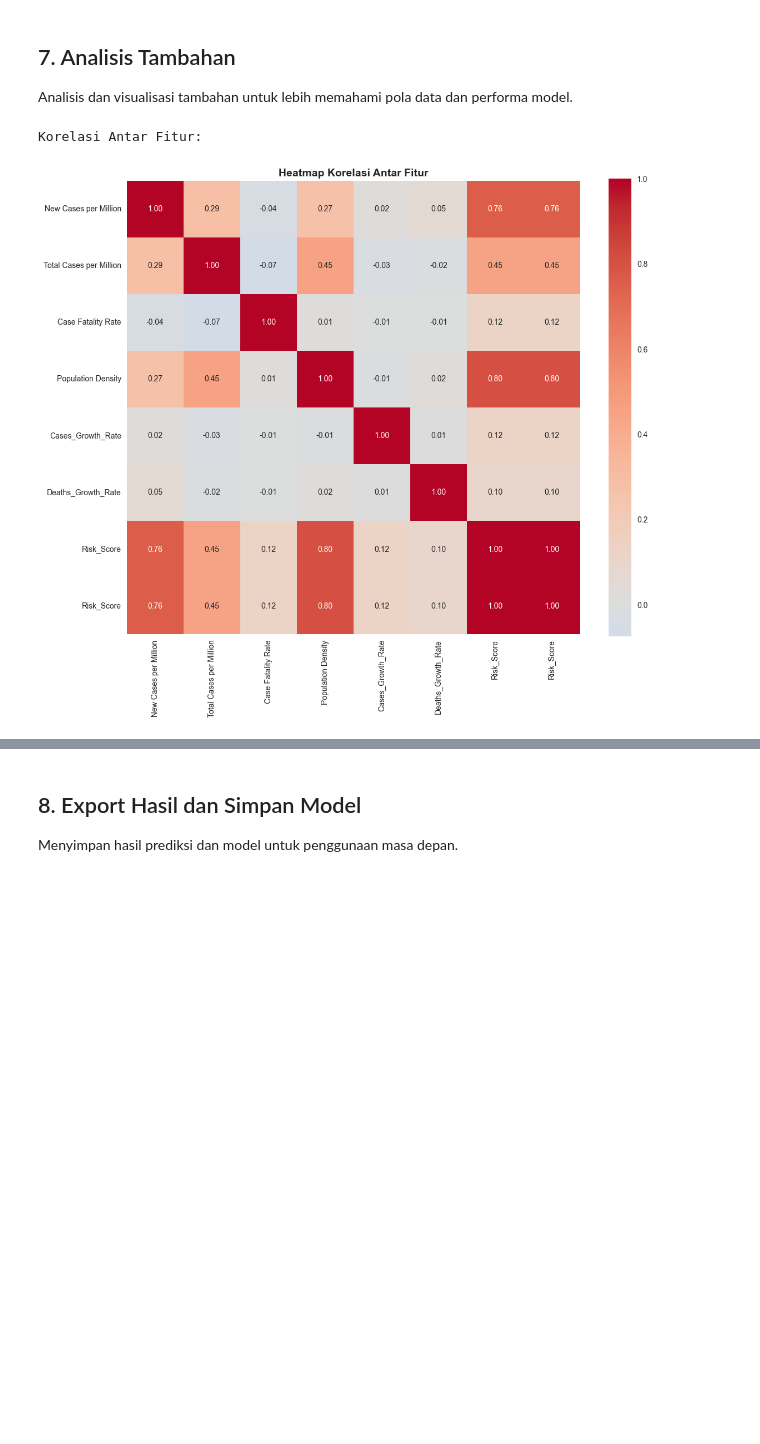
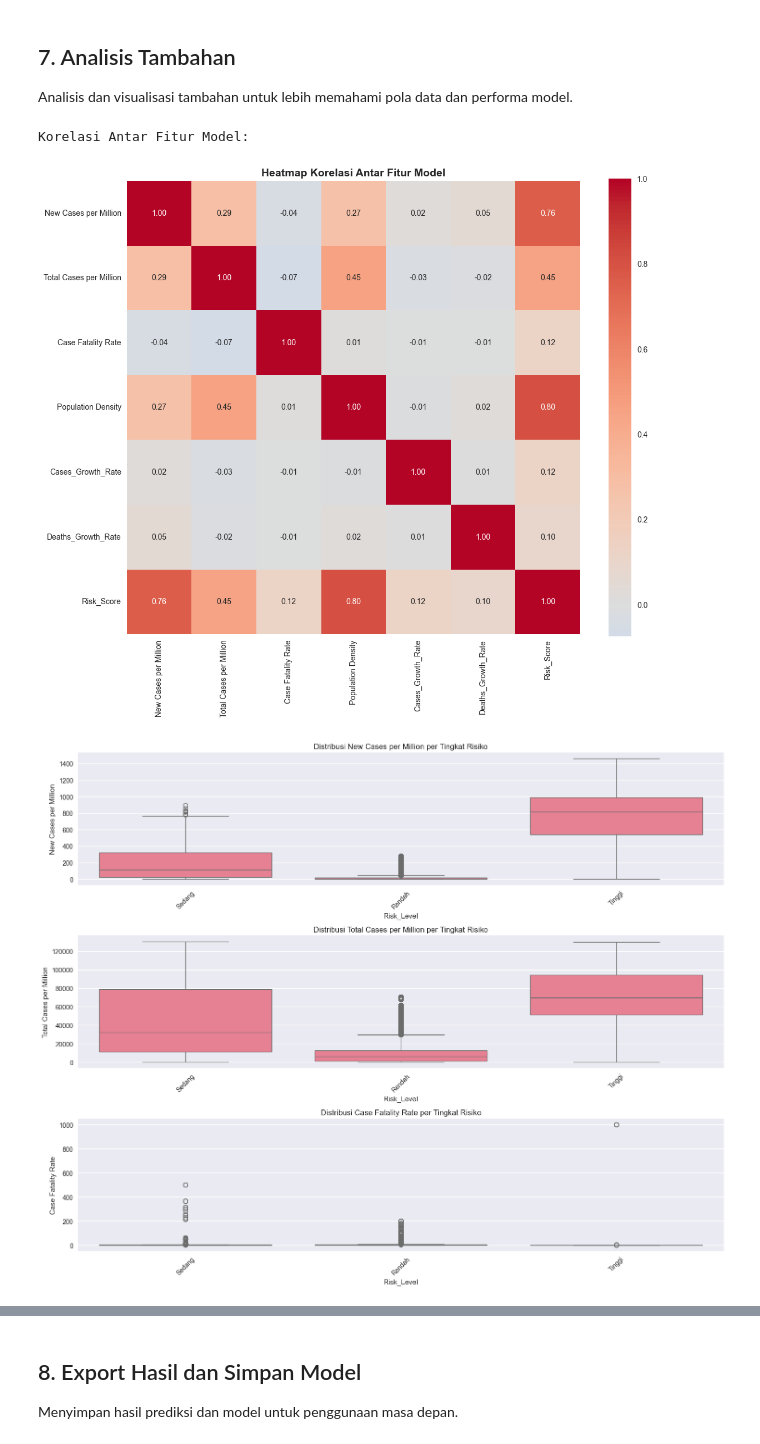
Before and after one commit to danibahri/straemlit-bi, a Jupyter notebook: main.ipynb, the cells around one changed output, grey strips where cells are left out. Drawn from its saved outputs; the diff is of its cells as text; code cells hidden in the pictures; blank space fills up the shorter version.

```diff
--- a/main.ipynb
+++ b/main.ipynb
@@ -500,14 +657,3 @@ Visualisasi Model:
 ## 6. Pemetaan Risiko COVID-19 di Indonesia
 
 Membuat visualisasi peta sebaran risiko COVID-19 di Indonesia menggunakan Folium.
-# %%
-# Prediksi untuk seluruh dataset
-print("Prediksi untuk seluruh dataset:\n")
-
-# Prediksi untuk seluruh dataset
-X_all = df_clean[feature_columns].fillna(0).replace([np.inf, -np.inf], 0)
-df_clean['Predicted_Risk'] = c45_model.predict(X_all)
-
-# Hitung akurasi untuk seluruh dataset
-overall_accuracy = accuracy_score(df_clean['Risk_Level'], df_clean['Predicted_Risk'])
-print(f"Akurasi model pada seluruh dataset: {overall_accuracy:.4f} ({overall_accuracy*100:.2f}%)")
@@ -691,17 +836,31 @@ Peta Sebaran Risiko COVID-19 di Indonesia (Prediksi):
 Analisis dan visualisasi tambahan untuk lebih memahami pola data dan performa model.
 # %%
 # Analisis korelasi antar fitur
-print("Korelasi Antar Fitur:\n")
+print("Korelasi Antar Fitur Model:\n")
 
 plt.figure(figsize=(12, 10))
-correlation_matrix = df_clean[feature_columns + ['Risk_Score']].corr()
+correlation_matrix = df_clean[model_features + ['Risk_Score']].corr()
 sns.heatmap(correlation_matrix, annot=True, cmap='coolwarm', center=0,
             square=True, fmt='.2f')
-plt.title('Heatmap Korelasi Antar Fitur', fontsize=14, fontweight='bold')
+plt.title('Heatmap Korelasi Antar Fitur Model', fontsize=14, fontweight='bold')
 plt.tight_layout()
 plt.show()
+
+# Visualisasi distribusi fitur berdasarkan tingkat risiko
+feature_plots = min(3, len(model_features))
+plt.figure(figsize=(15, 4 * feature_plots))
+
+for i, feature in enumerate(model_features[:feature_plots]):
+    plt.subplot(feature_plots, 1, i+1)
+    sns.boxplot(x='Risk_Level', y=feature, data=df_clean)
+    plt.title(f'Distribusi {feature} per Tingkat Risiko')
+    plt.xticks(rotation=45)
+
+plt.tight_layout()
+plt.show()
 # %% [output]
-Korelasi Antar Fitur:
+Korelasi Antar Fitur Model:
-[figure, old version]
+[figure, new version]
+[figure, added]
 # %%
 # Analisis distribusi Risk Score berdasarkan tingkat risiko
```
Also changed, not shown: parts of 17 cells of this notebook, 4 other files.
